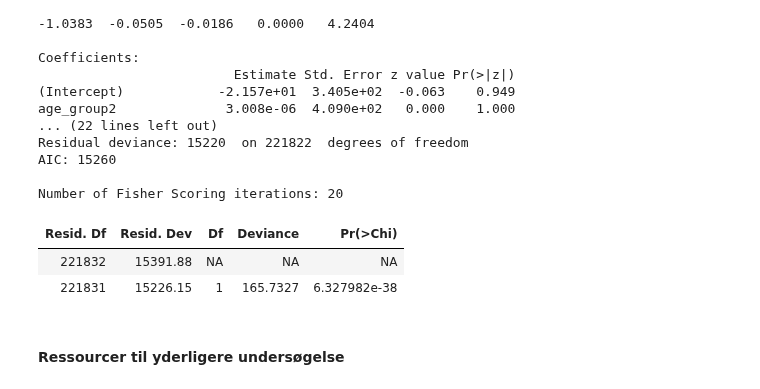
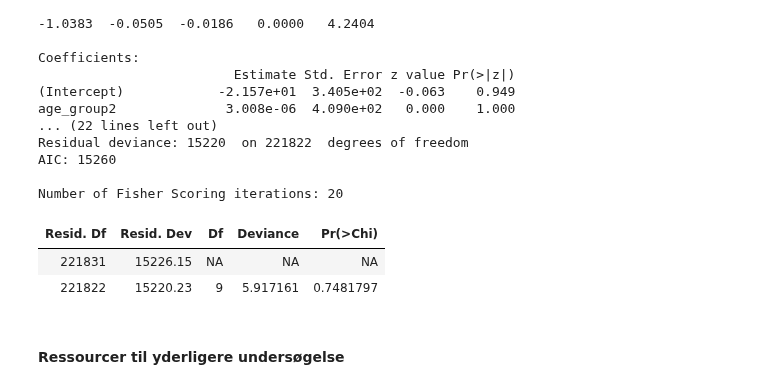
Before and after one commit to kent1325/P2-Covid_19-Mortality, a Jupyter notebook: Bootstrapping.ipynb, the cells around one changed output. Cells and saved outputs as stored; diff of their text form; code cells hidden in the pictures.

Commit message:
chi test tilføjet

```diff
--- a/Bootstrapping.ipynb
+++ b/Bootstrapping.ipynb
@@ -254,3 +254,6 @@ head(Sampled_Data)
+# %%
+model <- glm(dead ~ 1, family = "binomial", data = Sampled_Data)
+#summary(model)
 # %%
 # Model for kontinuert alder.
 glm.main <- glm(dead ~ age, family = "binomial", data = Sampled_Data)
@@ -296,5 +299,8 @@ AIC: 283.35
 
 Number of Fisher Scoring iterations: 8
+# %%
+glm.test <- glm(dead ~ age + age_truncated, family = "binomial", data = Sampled_Data)
+#summary(glm.test)
 # %%
 `P(Age)` = DKpop$P
 `P(Dead|Age)` = ilogit(alpha + beta*DKpop$age)
@@ -599,13 +666,13 @@ Number of Fisher Scoring iterations: 20
 # %%
 #anova(model.default, model.age, test = "Chisq")
 #anova(model.default, model.gender, test = "Chisq")
 #anova(model.age, model.gender, test = "Chisq")
-anova(model.age, model.age_and_gender, test = "Chisq")
-#anova(model.age_and_gender, model.age_interakt_gender, test = "Chisq")
+#anova(model.age, model.age_and_gender, test = "Chisq")
+anova(model.age_and_gender, model.age_interakt_gender, test = "Chisq")
 # %% [output]
 | Resid. Df | Resid. Dev | Df | Deviance | Pr(>Chi) |
-| 221832 | 15391.88 | NA | NA | NA |
-| 221831 | 15226.15 | 1 | 165.7327 | 6.327982e-38 |
+| 221831 | 15226.15 | NA | NA | NA |
+| 221822 | 15220.23 | 9 | 5.917161 | 0.7481797 |
 # %% [markdown]
 #### Ressourcer til yderligere undersøgelse
 # %% [markdown]
```
Also changed, not shown: parts of 42 cells of this notebook.
